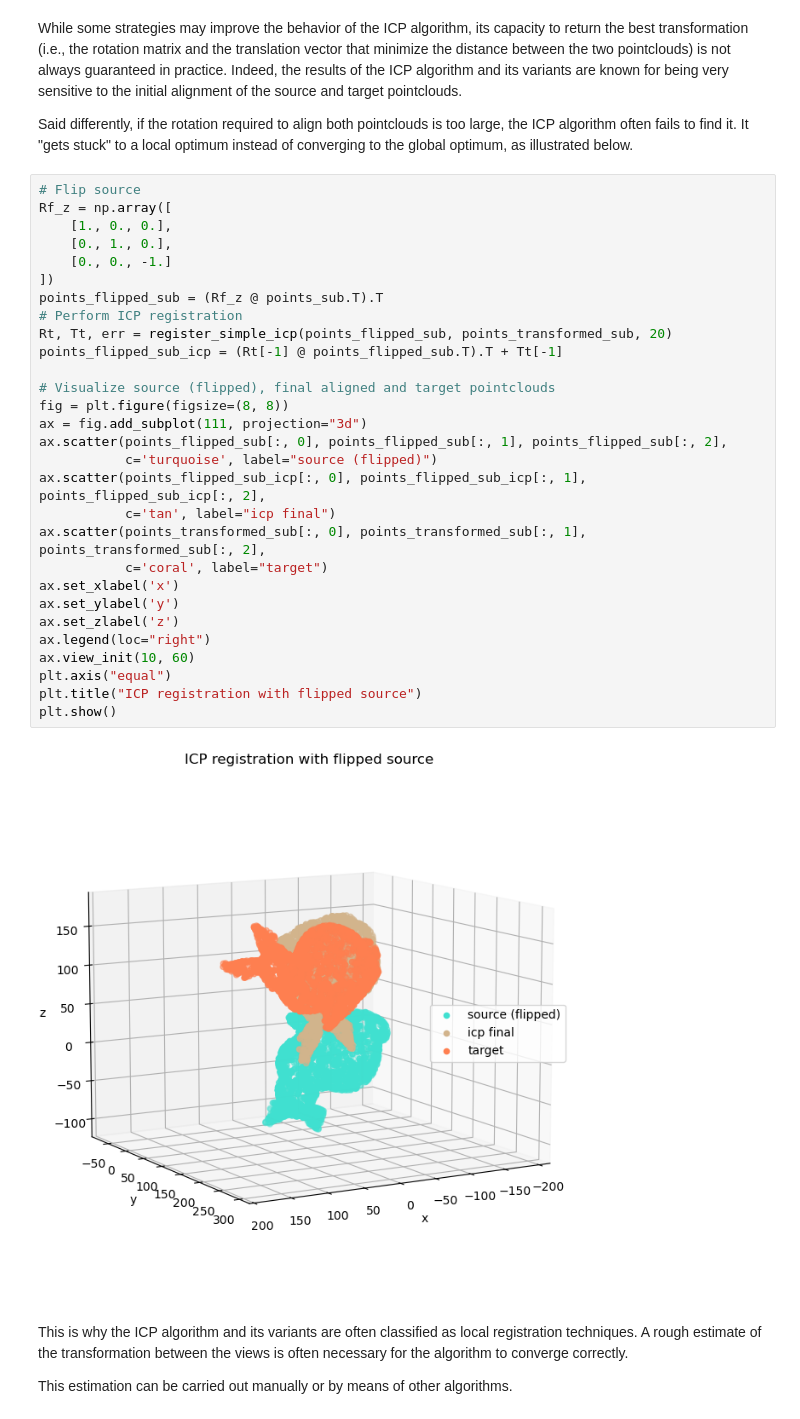
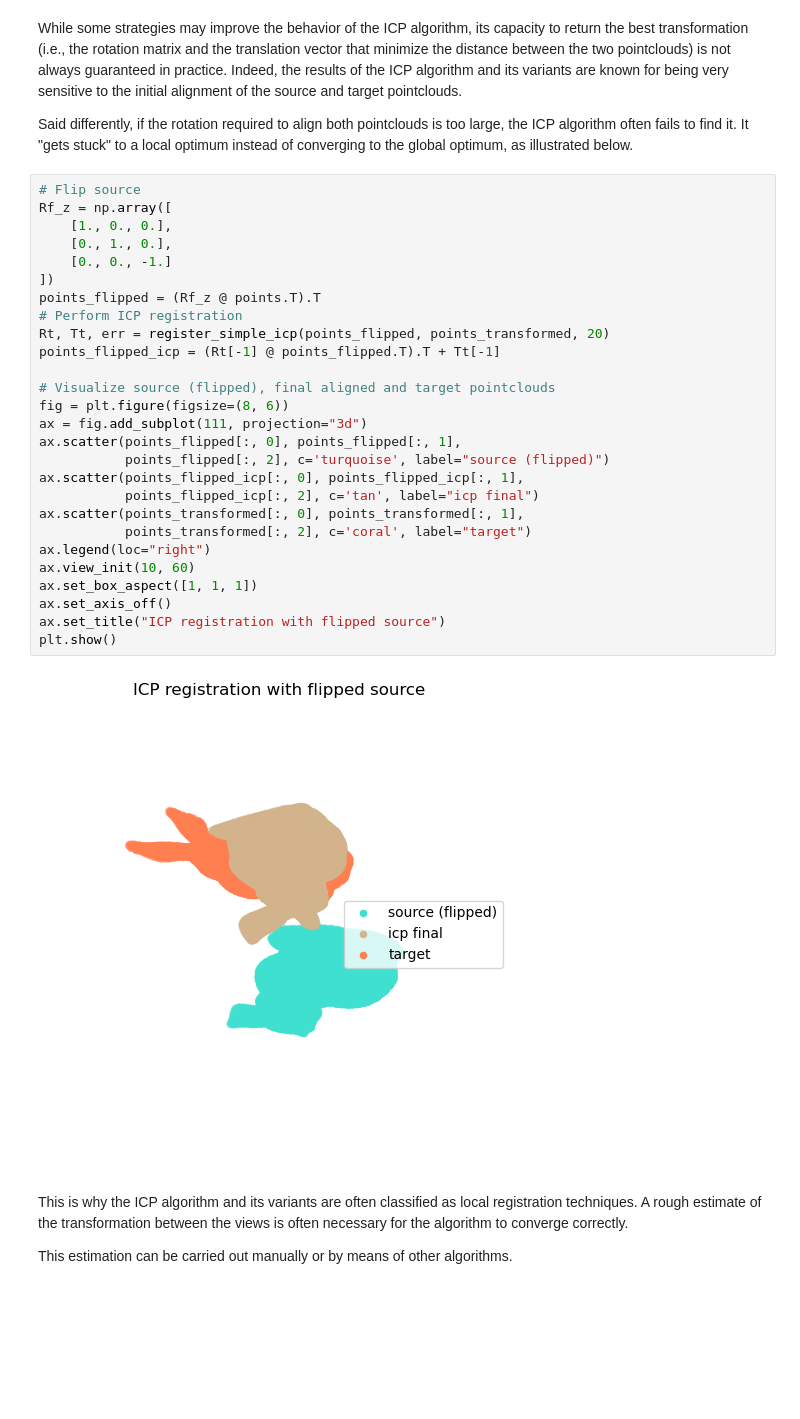
Before and after one commit to jlgregorio/tutorials-pointcloud-python, a Jupyter notebook: 09.registration.ipynb, the cells around one changed output. Saved outputs shown, nothing was run; the diff lists cells and outputs as text; blank space fills up the shorter version.

```diff
--- a/09.registration.ipynb
+++ b/09.registration.ipynb
@@ -424,34 +402,32 @@ Said differently, if the rotation required to align both pointclouds is too larg
 # %%
 # Flip source
 Rf_z = np.array([
     [1., 0., 0.],
     [0., 1., 0.],
     [0., 0., -1.]
 ])
-points_flipped_sub = (Rf_z @ points_sub.T).T
+points_flipped = (Rf_z @ points.T).T
 # Perform ICP registration
-Rt, Tt, err = register_simple_icp(points_flipped_sub, points_transformed_sub, 20)
-points_flipped_sub_icp = (Rt[-1] @ points_flipped_sub.T).T + Tt[-1]
+Rt, Tt, err = register_simple_icp(points_flipped, points_transformed, 20)
+points_flipped_icp = (Rt[-1] @ points_flipped.T).T + Tt[-1]
 
 # Visualize source (flipped), final aligned and target pointclouds
-fig = plt.figure(figsize=(8, 8))
+fig = plt.figure(figsize=(8, 6))
 ax = fig.add_subplot(111, projection="3d")
-ax.scatter(points_flipped_sub[:, 0], points_flipped_sub[:, 1], points_flipped_sub[:, 2],
-           c='turquoise', label="source (flipped)")
-ax.scatter(points_flipped_sub_icp[:, 0], points_flipped_sub_icp[:, 1], points_flipped_sub_icp[:, 2],
-           c='tan', label="icp final")
-ax.scatter(points_transformed_sub[:, 0], points_transformed_sub[:, 1], points_transformed_sub[:, 2],
-           c='coral', label="target")
-ax.set_xlabel('x')
-ax.set_ylabel('y')
-ax.set_zlabel('z')
+ax.scatter(points_flipped[:, 0], points_flipped[:, 1],
+           points_flipped[:, 2], c='turquoise', label="source (flipped)")
+ax.scatter(points_flipped_icp[:, 0], points_flipped_icp[:, 1],
+           points_flipped_icp[:, 2], c='tan', label="icp final")
+ax.scatter(points_transformed[:, 0], points_transformed[:, 1],
+           points_transformed[:, 2], c='coral', label="target")
 ax.legend(loc="right")
 ax.view_init(10, 60)
-plt.axis("equal")
-plt.title("ICP registration with flipped source")
+ax.set_box_aspect([1, 1, 1])
+ax.set_axis_off()
+ax.set_title("ICP registration with flipped source")
 plt.show()
 # %% [output]
-[figure, old version]
+[figure, new version]
 # %% [markdown]
 This is why the ICP algorithm and its variants are often classified as local registration techniques. A rough estimate of the transformation between the views is often necessary for the algorithm to converge correctly.
 
```
Also changed, not shown: parts of 12 cells of this notebook.
